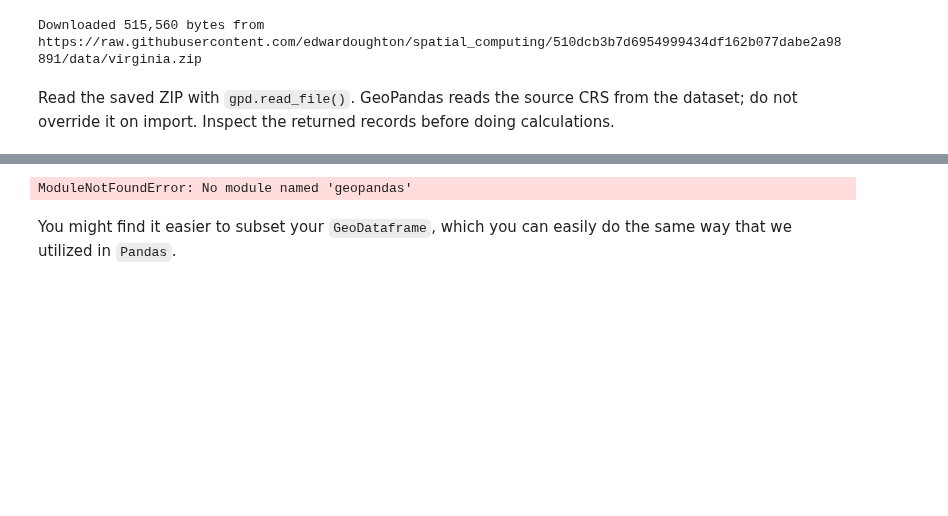
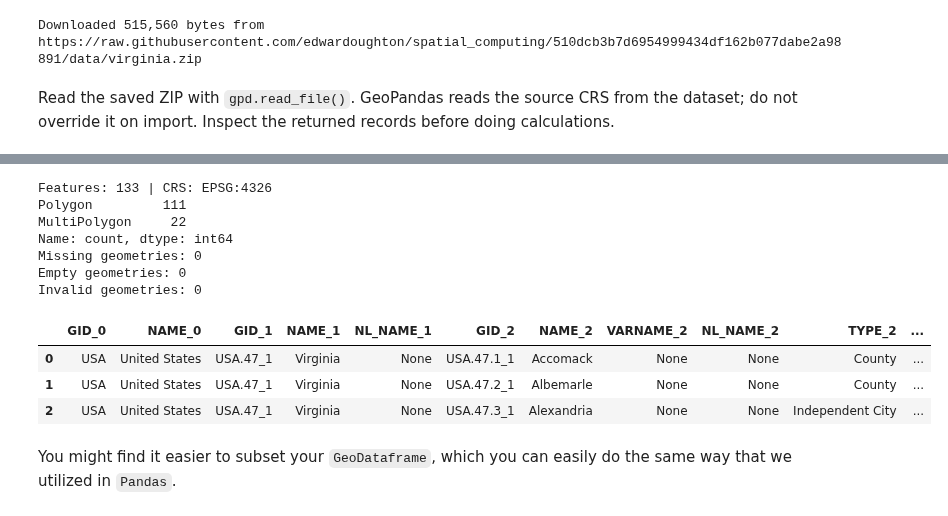
Before and after one commit to edwardoughton/spatial_computing, a Jupyter notebook: 08_01_Scripting_Spatial_Processing_via_GeoPandas.ipynb, the cells around one changed output, grey strips where cells are left out. Drawn from its saved outputs; the diff is of its cells as text; code cells hidden in the pictures; blank space fills up the shorter version.

```diff
--- a/08_01_Scripting_Spatial_Processing_via_GeoPandas.ipynb
+++ b/08_01_Scripting_Spatial_Processing_via_GeoPandas.ipynb
@@ -59,18 +88,26 @@ Read the saved ZIP with `gpd.read_file()`. GeoPandas reads the source CRS from t
 # %%
 import geopandas as gpd
 import matplotlib.pyplot as plt
 
 source_gdf = gpd.read_file(data_path)
-if source_gdf.crs is None:
-    raise ValueError('The source CRS is missing; consult the data metadata before proceeding.')
 print('Features:', len(source_gdf), '| CRS:', source_gdf.crs)
 print(source_gdf.geom_type.value_counts())
 print('Missing geometries:', source_gdf.geometry.isna().sum())
 print('Empty geometries:', source_gdf.geometry.is_empty.sum())
 print('Invalid geometries:', (~source_gdf.geometry.is_valid).sum())
 source_gdf.head(3)
 # %% [output]
-ModuleNotFoundError: No module named 'geopandas'
+Features: 133 | CRS: EPSG:4326
+Polygon         111
+MultiPolygon     22
+Name: count, dtype: int64
+Missing geometries: 0
+Empty geometries: 0
+Invalid geometries: 0
+|  | GID_0 | NAME_0 | GID_1 | NAME_1 | NL_NAME_1 | GID_2 | NAME_2 | VARNAME_2 | NL_NAME_2 | TYPE_2 | ... |
+| 0 | USA | United States | USA.47_1 | Virginia | None | USA.47.1_1 | Accomack | None | None | County | ... |
+| 1 | USA | United States | USA.47_1 | Virginia | None | USA.47.2_1 | Albemarle | None | None | County | ... |
+| 2 | USA | United States | USA.47_1 | Virginia | None | USA.47.3_1 | Alexandria | None | None | Independent City | ... |
 # %% [markdown]
 You might find it easier to subset your `GeoDataframe`, which you can easily do the same way that we utilized in `Pandas`.
 # %%
```
Also changed, not shown: parts of 23 cells of this notebook.
